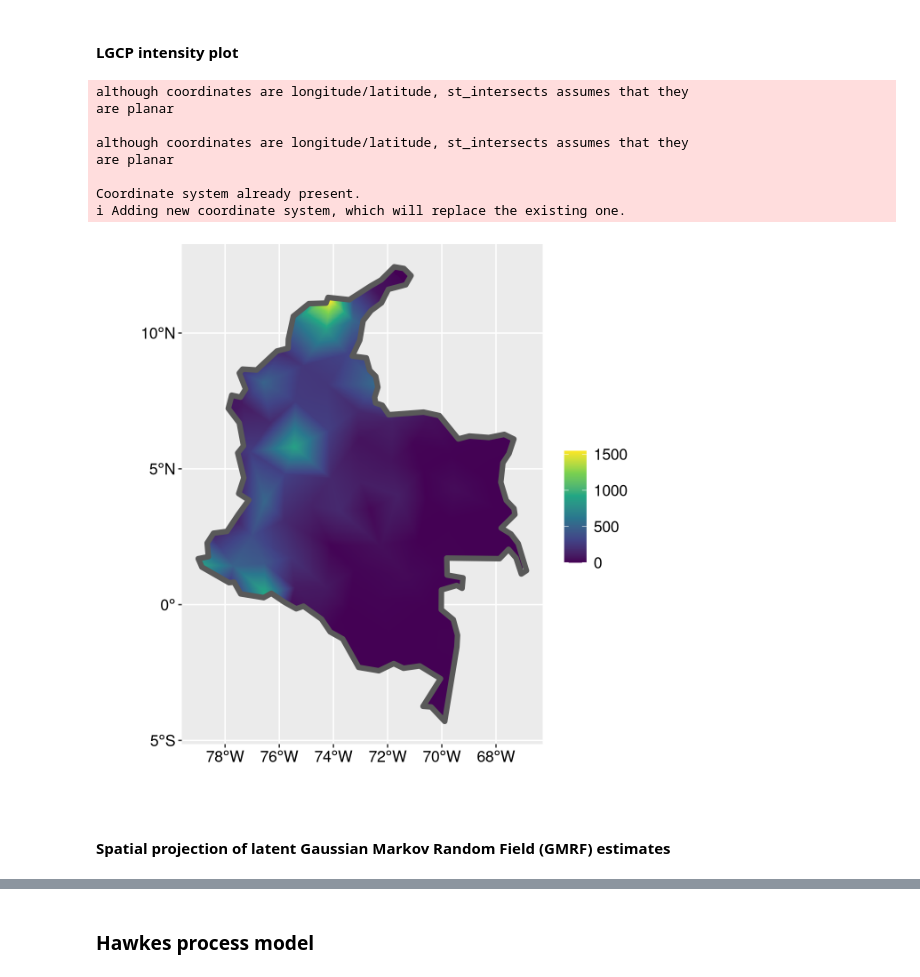
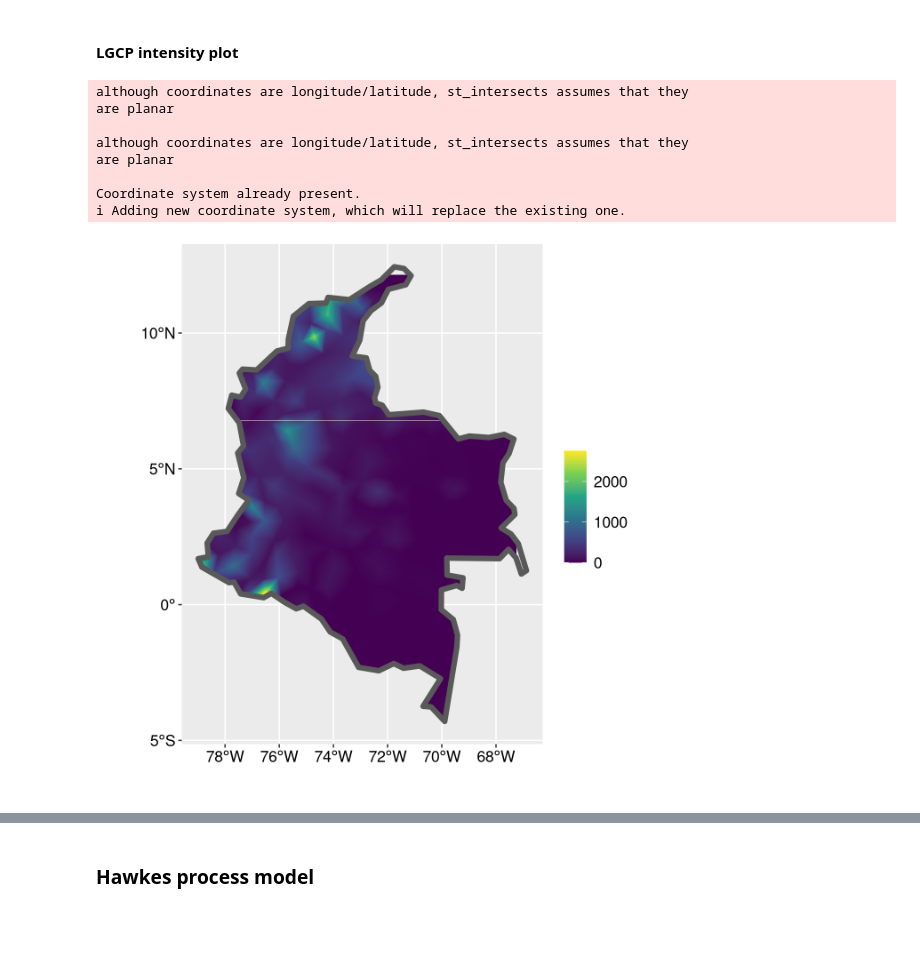
Before and after one commit to ElisavetPappa/col-conflict-sv, a Jupyter notebook: Pappa_et_al_EntireConflict.ipynb, the cells around one changed output, grey strips where cells are left out. Saved outputs shown, nothing was run; the diff lists cells and outputs as text; code cells hidden in the pictures; blank space fills up the shorter version.

```diff
--- a/Pappa_et_al_EntireConflict.ipynb
+++ b/Pappa_et_al_EntireConflict.ipynb
@@ -240,11 +243,11 @@ combined_data_sf$Year <- format(combined_data_sf$DateString, "%Y")
 combined_data_sf$Year <- as.numeric(combined_data_sf$Year)
 
 # Filter for dates from 1964-05-27 onwards
-combined_data_sf <- combined_data_sf %>%
+combined_data_sf_entire_conflict <- combined_data_sf %>%
   filter(DateString >= as.Date("1964-05-27"))
 
 # Only keep sexual violence events
-SV_combined_data_filtered_sf <- combined_data_sf %>%
+SV_combined_data_sf_entire_conflict <- combined_data_sf_entire_conflict %>%
   filter(EventType == "VS")
 # %% [output]
 Warning message:
@@ -356,0 +323,20 @@ stdev        2.041      0.282
+# %%
+# Get the map of Colombia as an sf object
+colombia <- ne_countries(country = "Colombia", returnclass = "sf") %>%
+  sf::st_make_valid()
+
+## get sf of the contiguous colombia
+# Disable S2 geometry processing if needed
+sf::sf_use_s2(FALSE)
+
+# dataframe of sighting locations (lat, long)
+locs <- sf::st_coordinates(SV_combined_data_sf_entire_conflict) %>%
+  as.data.frame() %>%
+  rename(., c("x" = "X", "y" = "Y"))
+
+# Filter out datapoints in San Andres and Providencia
+locs <- locs %>%
+  filter(!(x < -80 & y > 11 & y < 14.5))  # Remove points in that box
+
+# Delauney triangluation of domain
+smesh <- INLA::inla.mesh.2d(loc = locs[, 1:2], max.edge = 1, cutoff = 1)
@@ -375,22 +563,21 @@ weights_plot_col <- get_weights(smesh, sf = colombia, plot = TRUE)
 # %%
 lambda_plot <- show_lambda(fit, smesh, sf = colombia, clip = TRUE)
 
-# Add title
-lambda_plot + theme(text = element_text(size = 14, color = "black"),
-                    axis.title = element_text(size = 16, color = "black"),
-                    axis.text = element_text(size = 12, color = "black"),
-                    plot.title = element_text(size = 18, color = "black"),
-                    legend.text = element_text(size = 12, color = "black"),
-                    legend.title = element_text(size = 14, color = "black"))
+lambda_plot +
+  #scale_fill_viridis_c(option = "plasma") +
+  theme(text = element_text(size = 14, color = "black"),
+        axis.title = element_text(size = 16, color = "black"),
+        axis.text = element_text(size = 12, color = "black"),
+        plot.title = element_text(size = 18, color = "black"),
+        legend.text = element_text(size = 12, color = "black"),
+        legend.title = element_text(size = 14, color = "black"))
 # %% [output]
 although coordinates are longitude/latitude, st_intersects assumes that they
 are planar
 
 although coordinates are longitude/latitude, st_intersects assumes that they
 are planar
 
 Coordinate system already present.
 ℹ Adding new coordinate system, which will replace the existing one.
-[figure, old version]
+[figure, new version]
-# %% [markdown]
-#### Spatial projection of latent Gaussian Markov Random Field (GMRF) estimates
```
Also changed, not shown: parts of 41 cells of this notebook, 1 other file.
